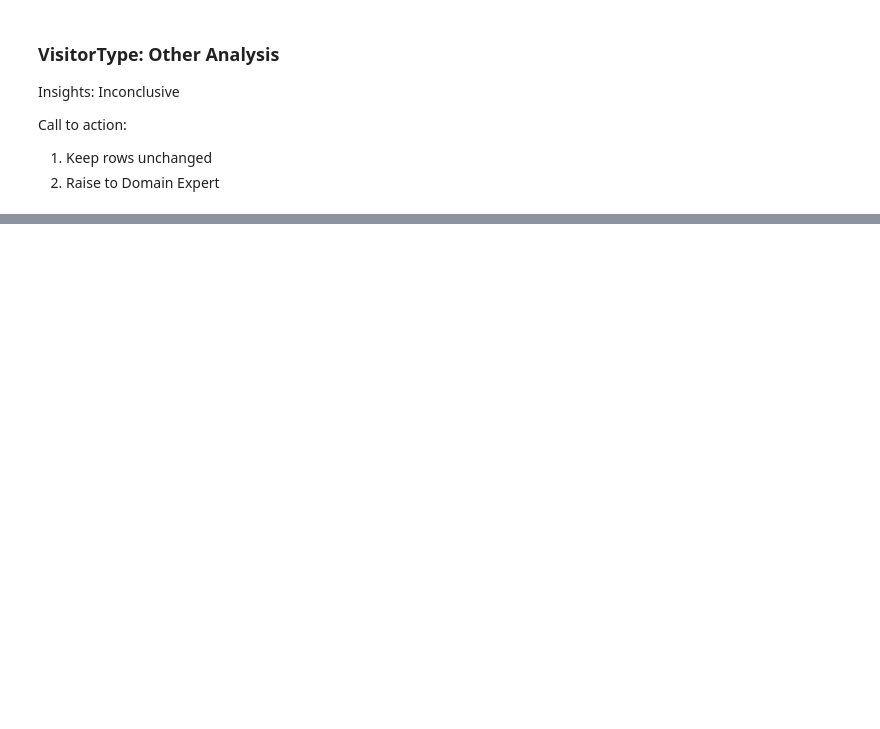
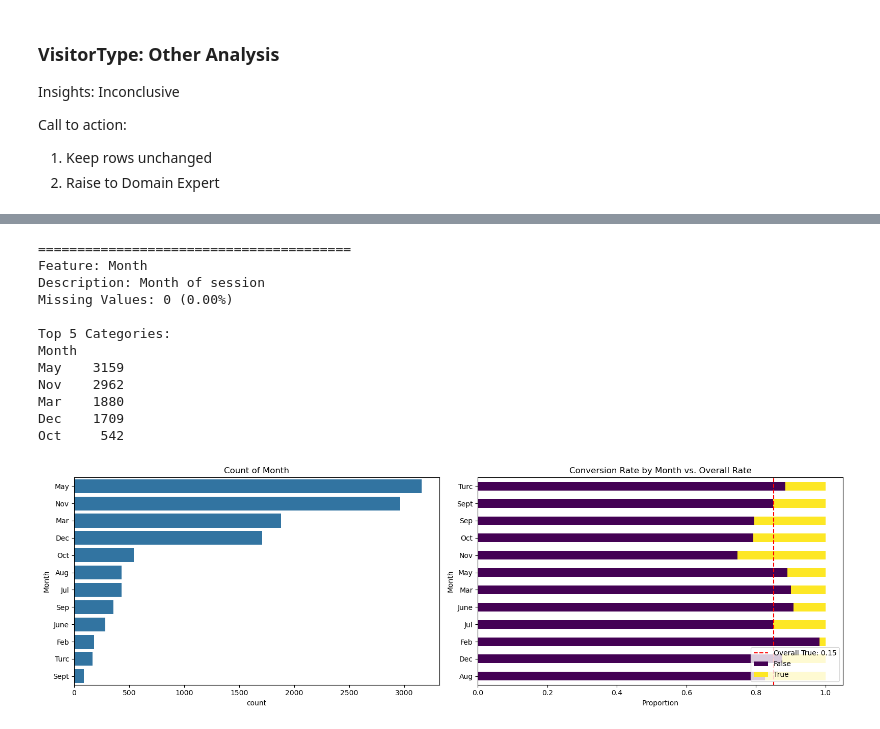
Before and after one commit to sunsunwall/ecommerce_conversion_project_2025, a Jupyter notebook: project_draft.ipynb, the cells around one changed output, grey strips where cells are left out. Drawn from its saved outputs; the diff is of its cells as text; code cells hidden in the pictures; blank space fills up the shorter version.

```diff
--- a/project_draft.ipynb
+++ b/project_draft.ipynb
@@ -2479,0 +2141,16 @@ Portion of all conversions: 34/1862 (1.83% of all conversions)
+# %%
+plot_feature_eda(session_data_df, column_descriptions, features_to_plot=['Month'])
+# %% [output]
+========================================
+Feature: Month
+Description: Month of session
+Missing Values: 0 (0.00%)
+
+Top 5 Categories:
+Month
+May    3159
+Nov    2962
+Mar    1880
+Dec    1709
+Oct     542
+[figure, added]
```
Also changed, not shown: parts of 66 cells of this notebook.
